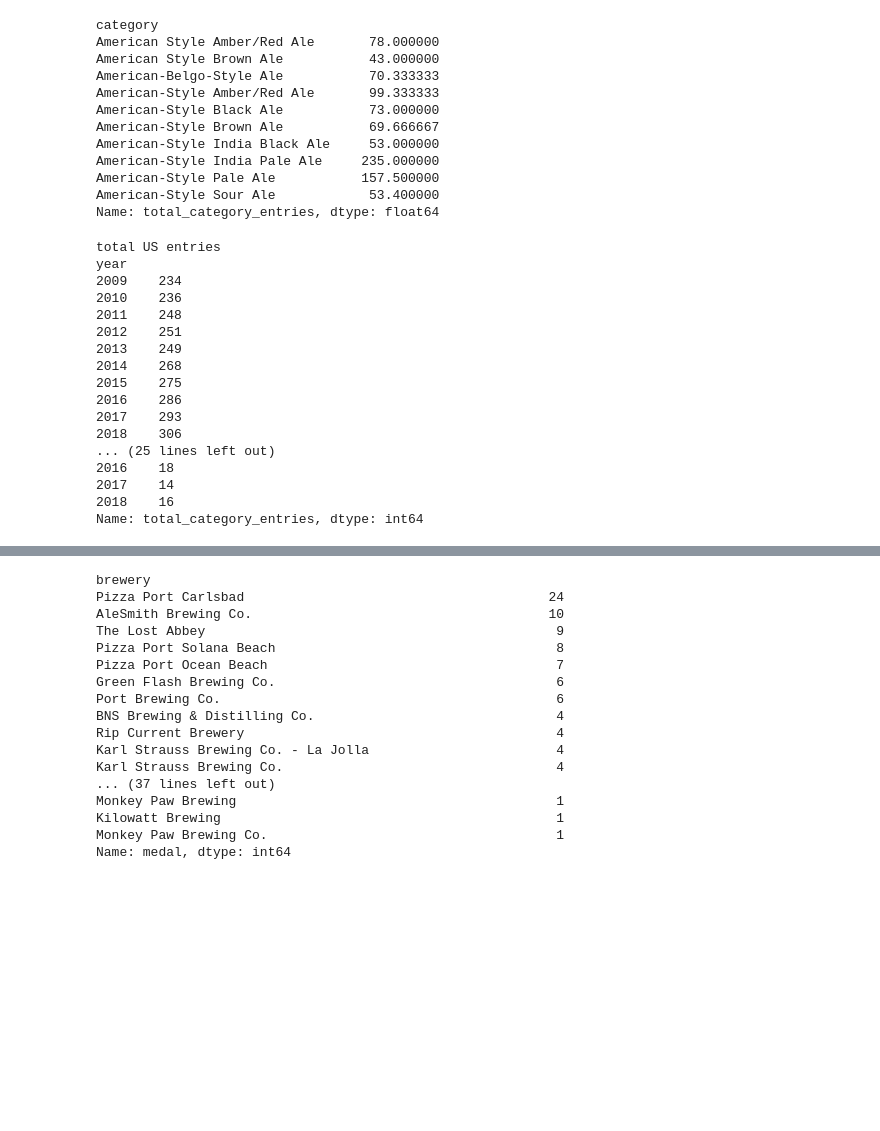
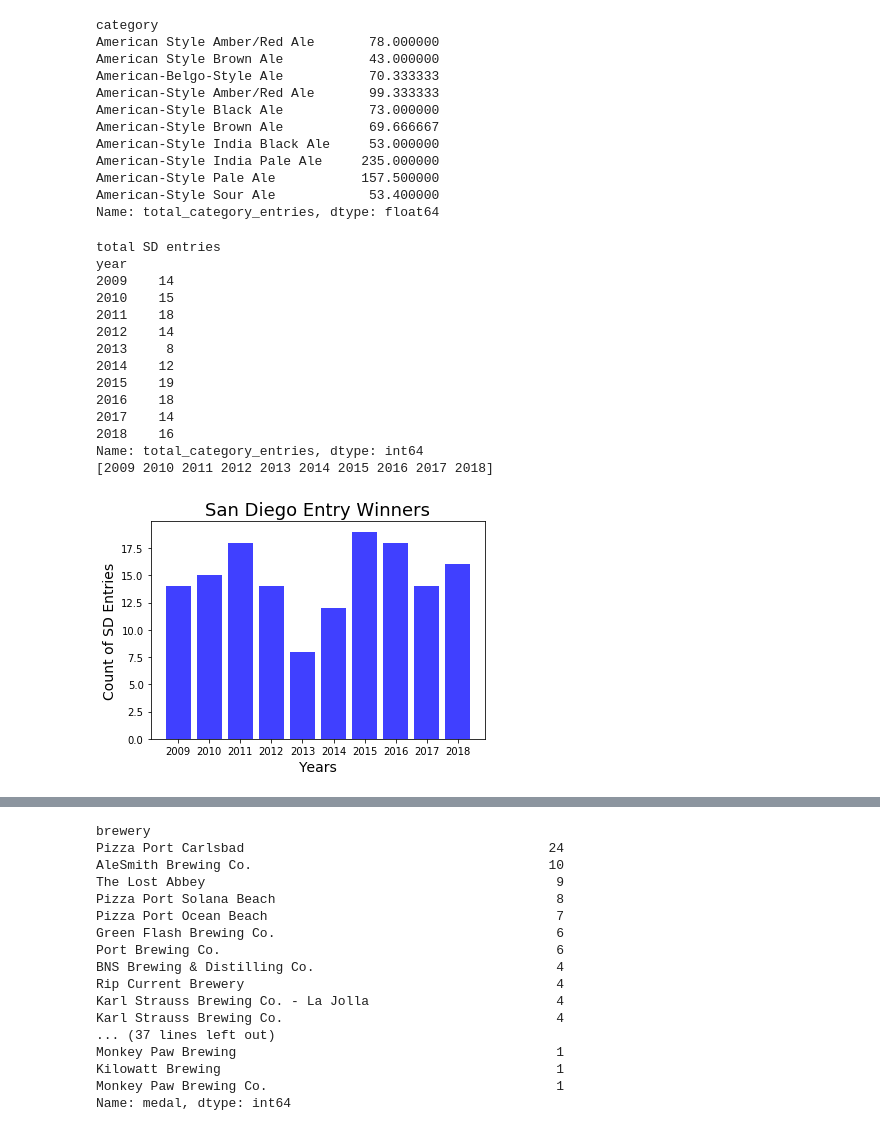
Before and after one commit to jbizzlefoshizzle/Project-1, a Jupyter notebook: CSV_b.ipynb, the cells around one changed output, grey strips where cells are left out. Saved outputs shown, nothing was run; the diff lists cells and outputs as text; code cells hidden in the pictures; blank space fills up the shorter version.

```diff
--- a/CSV_b.ipynb
+++ b/CSV_b.ipynb
@@ -230,35 +230,55 @@ Name: total_category_entries, dtype: float64
 # %%
 # Possibly a line graph? Or scatter-plot?
 
-total_entries_us = all_winner_data.groupby(['year'])['total_category_entries'].count()
-print('total US entries')
-print(total_entries_us)
-total_entries_cal = cal_data.groupby(['year'])['total_category_entries'].count()
-print("")
-print('total CA entries')
-print(total_entries_cal)
+# total_entries_us = all_winner_data.groupby(['year'])['total_category_entries'].count()
+# print('total US entries')
+# print(total_entries_us)
+# total_entries_cal = cal_data.groupby(['year'])['total_category_entries'].count()
+# print("")
+# print('total CA entries')
+# print(total_entries_cal)
 total_entries_sd = sd_data.groupby(['year'])['total_category_entries'].count()
 print("")
 print('total SD entries')
-print(total_entries_sd)
+print(total_entries_sd) # bar or scatter
+
+
+sd_data2 = sd_data.sort_values('year', ascending=True)
+year = sd_data2["year"].unique()
+print(year)
+
+# x = year
+y = total_entries_sd
+ticks = []
+for i in year:
+    ticks.append(i)
+
+plt.bar(year, y, facecolor="blue", alpha=0.75, align="center")
+
+# plt.plot(year, y, color="blue", linewidth=5)
+
+plt.xticks(ticks)
+plt.title("San Diego Entry Winners", size=18)
+plt.xlabel("Years", size=14)
+plt.ylabel("Count of SD Entries", size=14)
+# plt.grid(True)
+plt.show()
 # %% [output]
-total US entries
+total SD entries
 year
-2009    234
-2010    236
-2011    248
-2012    251
-2013    249
-2014    268
-2015    275
-2016    286
-2017    293
-2018    306
-... (25 lines left out)
+2009    14
+2010    15
+2011    18
+2012    14
+2013     8
+2014    12
+2015    19
 2016    18
 2017    14
 2018    16
 Name: total_category_entries, dtype: int64
+[2009 2010 2011 2012 2013 2014 2015 2016 2017 2018]
+[figure, added]
 # %%
 # List of all award-winning beers in 2018
 # Any ides for visualization and/or story-telling?
```
Also changed, not shown: parts of 6 cells of this notebook.
